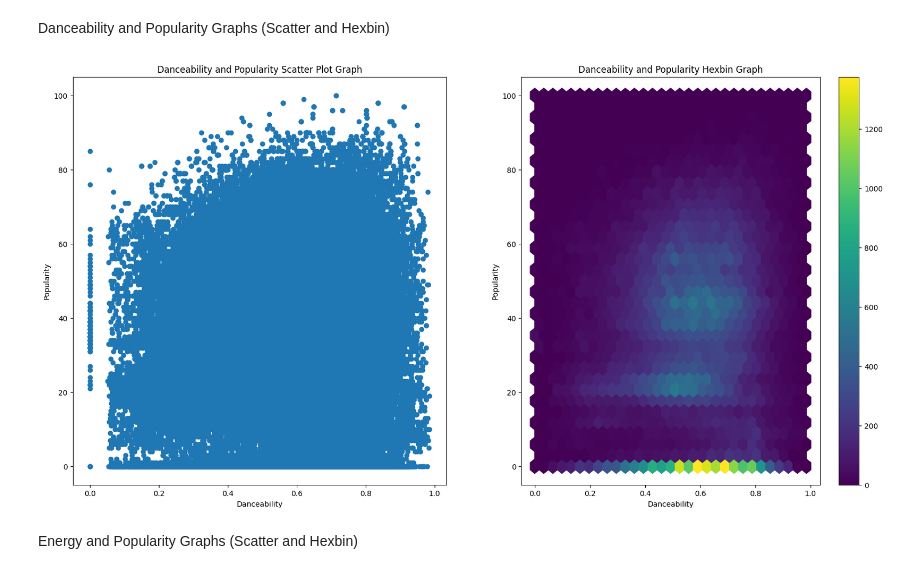
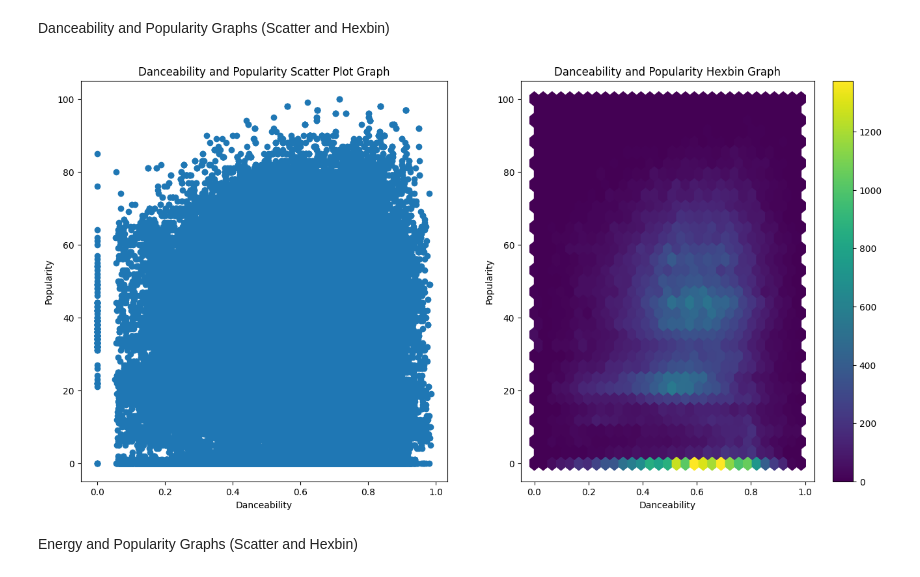
Before and after one commit to byt23/EDA-FeatureEngineering-Resampling_Encoding, a Jupyter notebook: Spotify 🎵 Tracks /spotify_tracks.ipynb, the cells around one changed output. Saved outputs shown, nothing was run; the diff lists cells and outputs as text; code cells hidden in the pictures.

```diff
--- a/Spotify 🎵 Tracks /spotify_tracks.ipynb
+++ b/Spotify 🎵 Tracks /spotify_tracks.ipynb
@@ -78,24 +72,24 @@ plt.show()
 # %% [markdown]
 Danceability and Popularity Graphs (Scatter and Hexbin)
 # %%
-plt.figure(figsize=(20,10))
+plt.figure(figsize=(16,8))
 
 plt.subplot(1,2,1)
 plt.scatter("danceability","popularity", data=df)
 plt.xlabel("Danceability")
 plt.ylabel("Popularity")
 plt.title("Danceability and Popularity Scatter Plot Graph")
 
 plt.subplot(1,2,2)
 plt.hexbin("danceability", "popularity", data=df, gridsize=30, cmap="viridis")
 plt.xlabel("Danceability")
 plt.ylabel("Popularity")
 plt.title("Danceability and Popularity Hexbin Graph")
 plt.colorbar()
 
 plt.show()
 # %% [output]
-[figure, old version]
+[figure, new version]
 # %% [markdown]
 Energy and Popularity Graphs (Scatter and Hexbin)
 # %%
```
Also changed, not shown: parts of 1 cell of this notebook, 1 other file.
